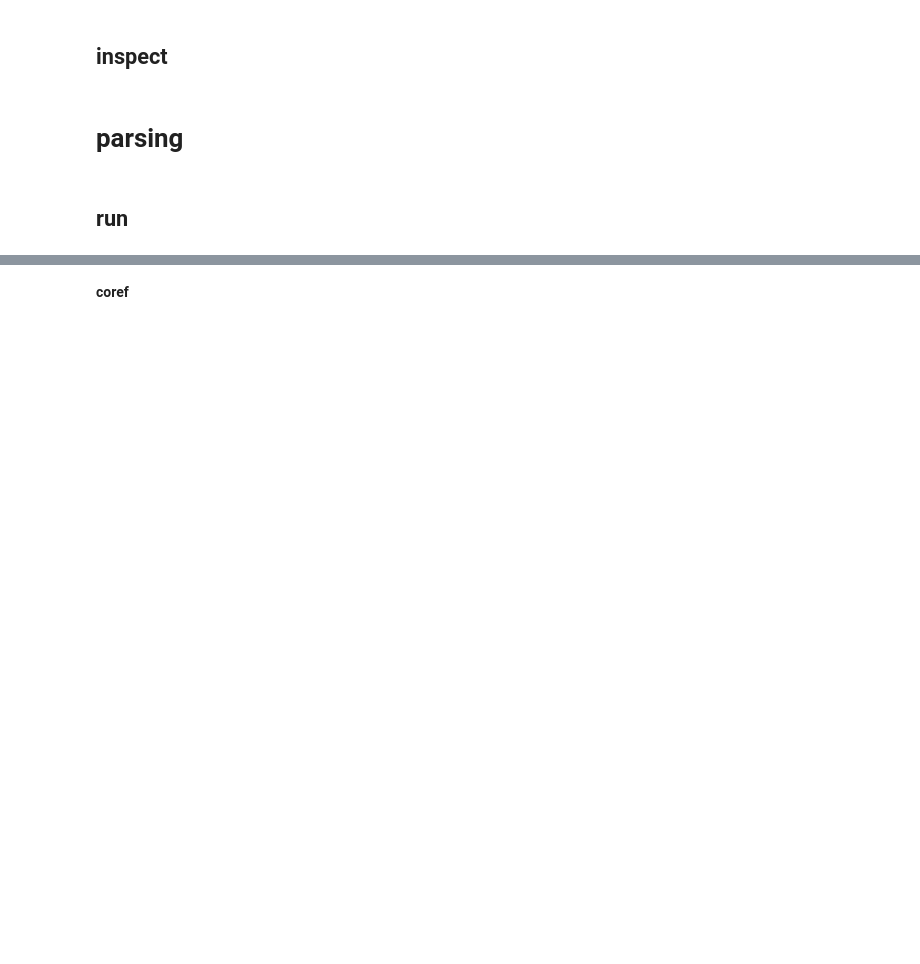
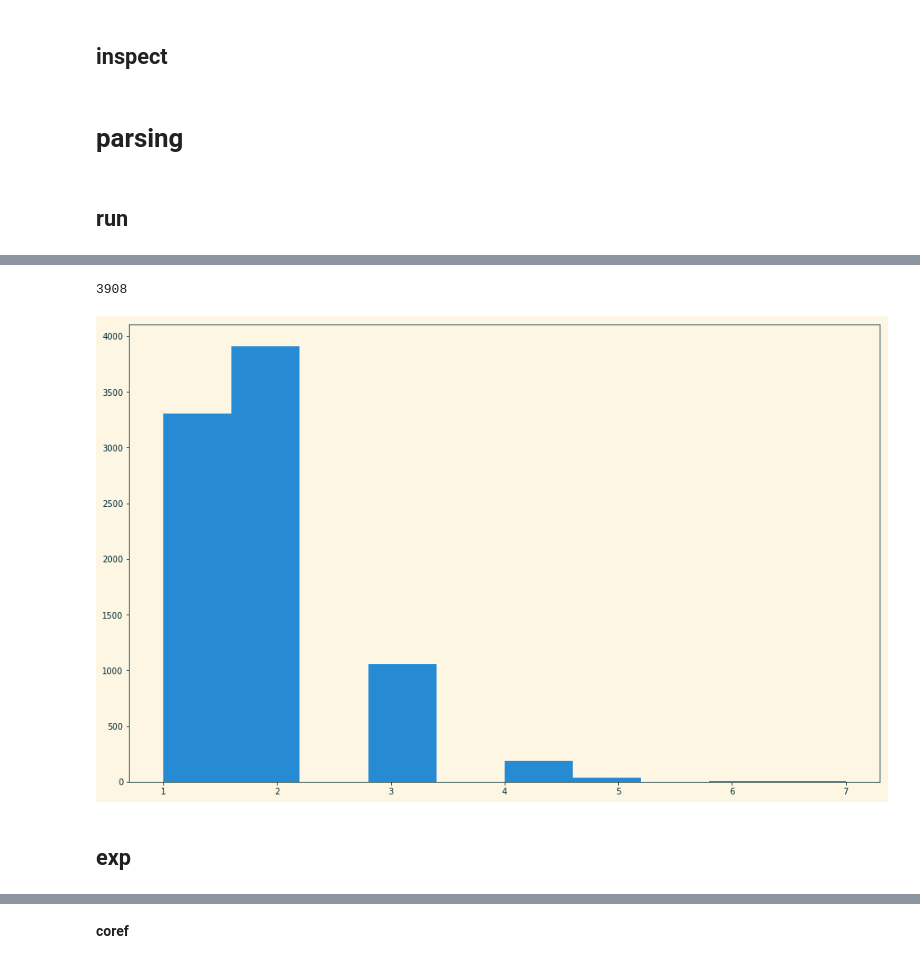
Before and after one commit to drschwenk/build_dataset, a Jupyter notebook: build_ds.ipynb, the cells around one changed output, grey strips where cells are left out. Cells and saved outputs as stored; diff of their text form; code cells hidden in the pictures; blank space fills up the shorter version.

```diff
--- a/build_ds.ipynb
+++ b/build_ds.ipynb
@@ -189,0 +185,11 @@ noun_phrase_chunks = [np.text for np in doc.noun_chunks]
+# %%
+for vid in tqdm(go_vids):
+    try:
+        parse_video(vid, nlp, core_parser)
+    except:
+        print(vid.gid())
+# %%
+coref_res = unpickle_this('pickled_data/coref_results_full_1.pkl')
+# %%
+for vid in original_sample:
+    vid.vid_data['parse']['coref'] = coref_res[vid.gid()]
@@ -189,0 +206,2 @@ noun_phrase_chunks = [np.text for np in doc.noun_chunks]
+# %%
+videos_by_desc_leng = {vid.gid(): len(vid.vid_data['parse']['constituent_parse']) for vid in go_vids}
@@ -189,0 +234,4 @@ noun_phrase_chunks = [np.text for np in doc.noun_chunks]
+# %%
+len(single_sent_vids)
+# %% [output]
+3908
@@ -189,0 +240,4 @@ noun_phrase_chunks = [np.text for np in doc.noun_chunks]
+# %%
+_ = pd.Series(videos_by_desc_leng).hist()
+# %% [output]
+[figure, added]
@@ -189,0 +248,2 @@ noun_phrase_chunks = [np.text for np in doc.noun_chunks]
+# %% [markdown]
+## exp
```
Also changed, not shown: parts of 69 cells of this notebook.
